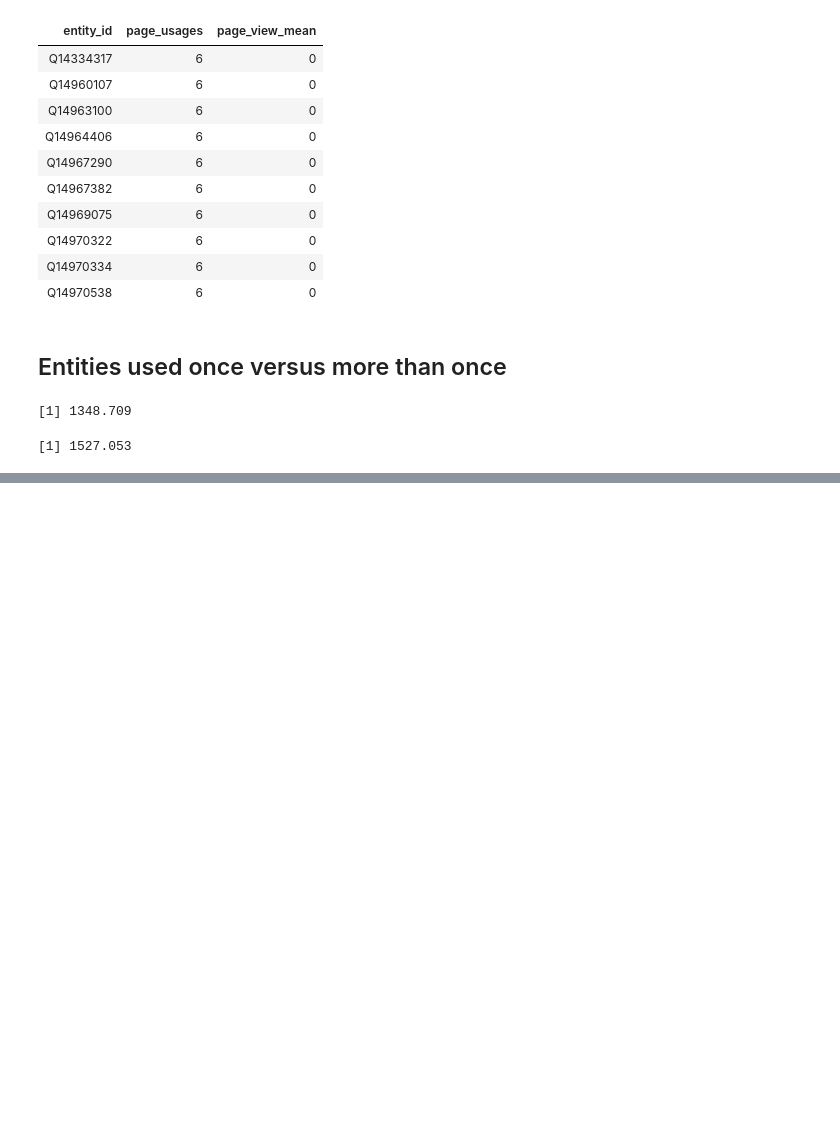
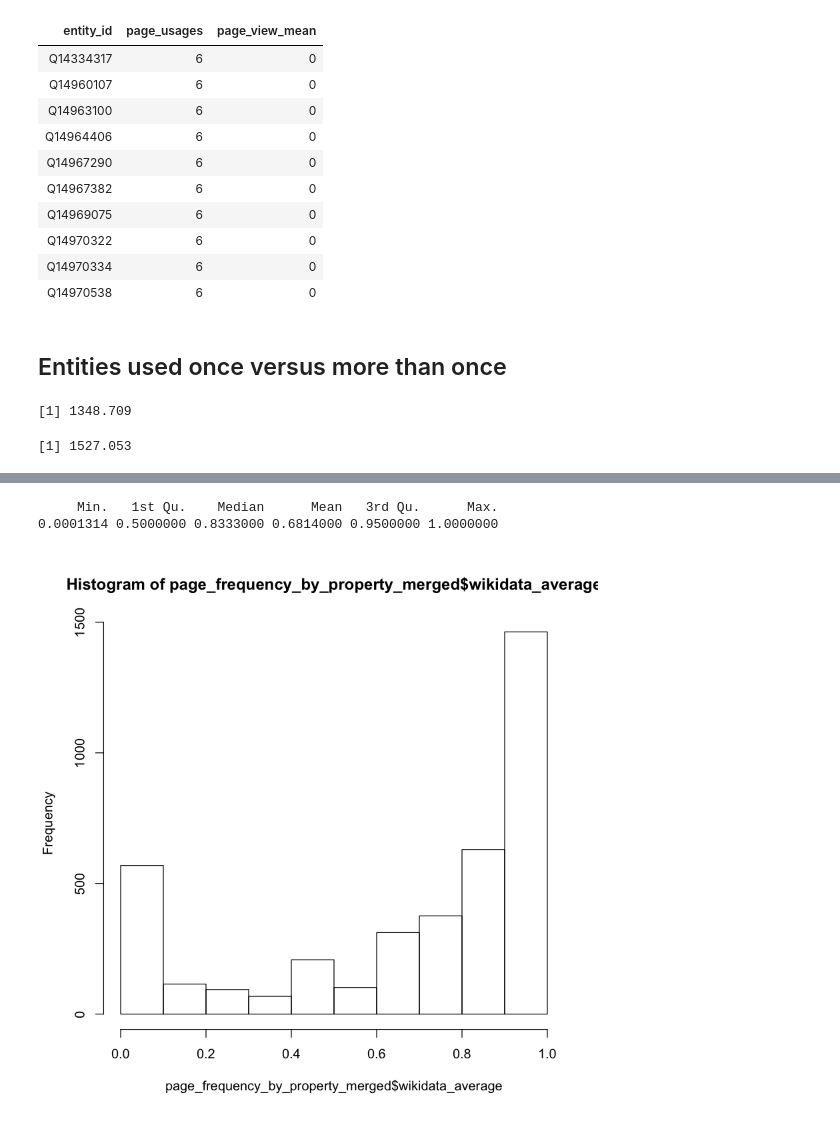
Before and after one commit to hall1467/wikidata_usage_tracking, a Jupyter notebook: jupyter_notebooks/entity_project_page_views.ipynb, the cells around one changed output, grey strips where cells are left out. Drawn from its saved outputs; the diff is of its cells as text; code cells hidden in the pictures; blank space fills up the shorter version.

```diff
--- a/jupyter_notebooks/entity_project_page_views.ipynb
+++ b/jupyter_notebooks/entity_project_page_views.ipynb
@@ -225,0 +244,4 @@ mean(used_more_than_once$page_view_mean)
+# %%
+page_frequency_by_property <- count(property_project_page_views,entity_id)
+# %%
+wikidata_page_frequency_by_property <- count(property_project_page_views_for_client_wikidata, entity_id)
@@ -225,0 +256,4 @@ mean(used_more_than_once$page_view_mean)
+# %%
+page_frequency_by_property_merged <- merge(wikidata_page_frequency_by_property,page_frequency_by_property)
+# %%
+page_frequency_by_property_merged$wikidata_average <- page_frequency_by_property_merged$wikidata_page_usages/page_frequency_by_property_merged$page_usages
@@ -225,0 +270,9 @@ mean(used_more_than_once$page_view_mean)
+# %%
+summary(page_frequency_by_property_merged$wikidata_average)
+# %% [output]
+     Min.   1st Qu.    Median      Mean   3rd Qu.      Max.
+0.0001314 0.5000000 0.8333000 0.6814000 0.9500000 1.0000000
+# %%
+hist(page_frequency_by_property_merged$wikidata_average)
+# %% [output]
+[figure, added]
```
Also changed, not shown: parts of 12 cells of this notebook.
